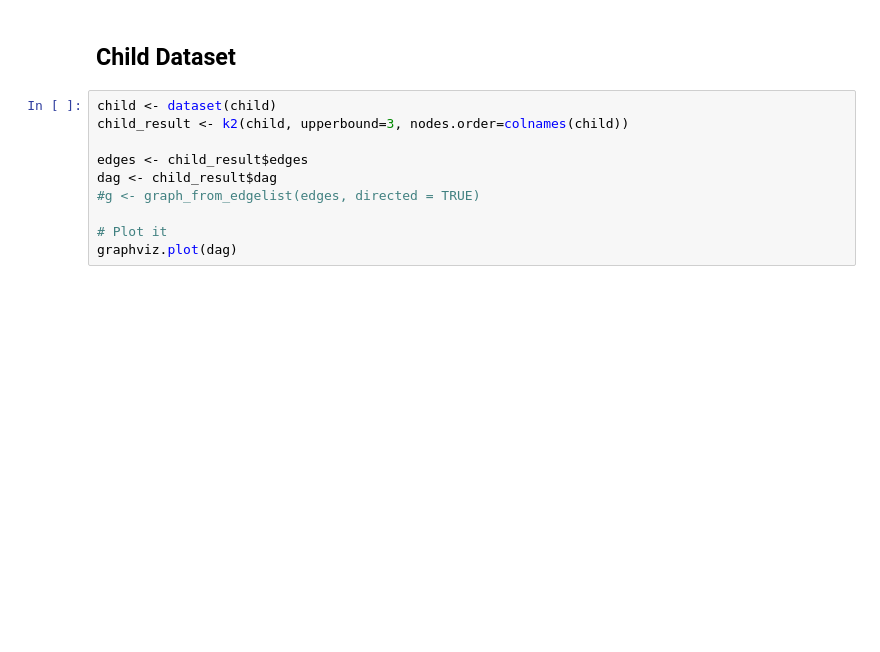
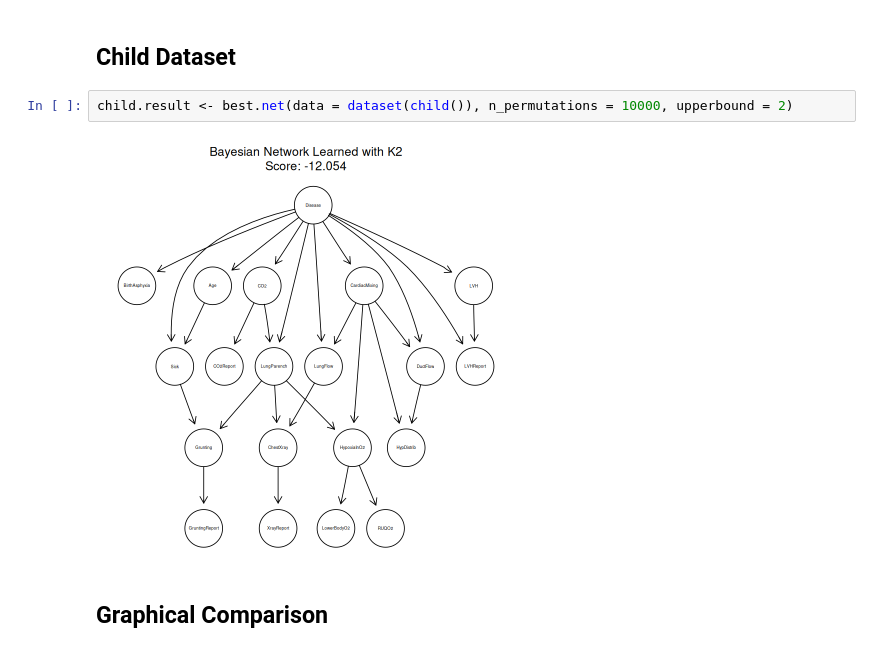
Before and after one commit to sofiadilucia/Bayesian-Networks, a Jupyter notebook: k2_algo.ipynb, the cells around one changed output. Cells and saved outputs as stored; diff of their text form; blank space fills up the shorter version.

```diff
--- a/k2_algo.ipynb
+++ b/k2_algo.ipynb
@@ -285,12 +290,8 @@ Execution Time: 0.918982 s
 # %% [markdown]
 ## Child Dataset
-# %%
-child <- dataset(child)
-child_result <- k2(child, upperbound=3, nodes.order=colnames(child))
-
-edges <- child_result$edges
-dag <- child_result$dag
-#g <- graph_from_edgelist(edges, directed = TRUE)
-
-# Plot it
-graphviz.plot(dag)
+# %%
+child.result <- best.net(data = dataset(child()), n_permutations = 10000, upperbound = 2)
+# %% [output]
+[figure, added]
+# %% [markdown]
+## Graphical Comparison
```
Also changed, not shown: parts of 31 cells of this notebook.
